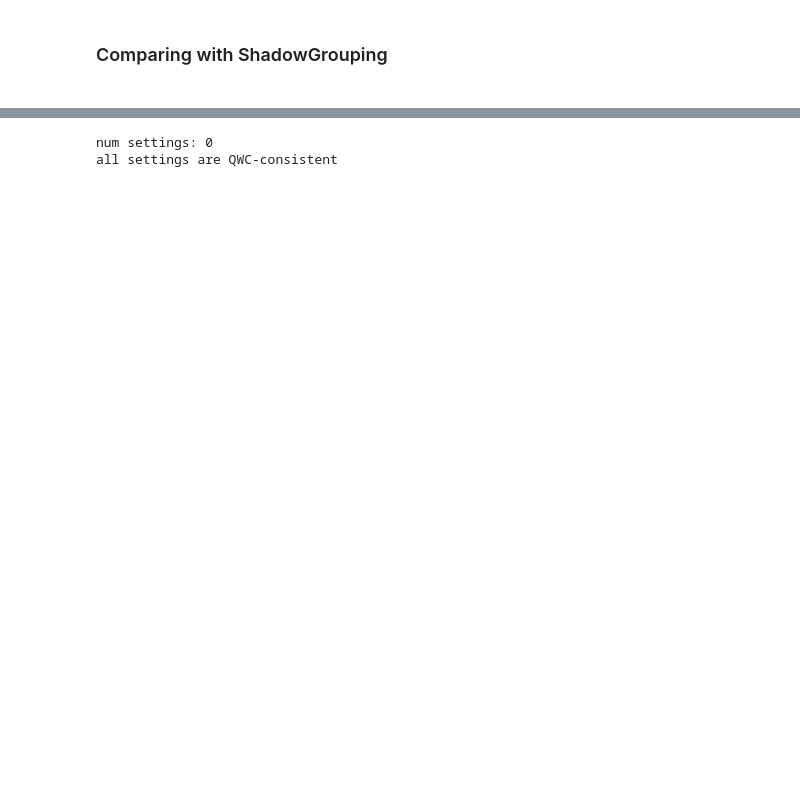
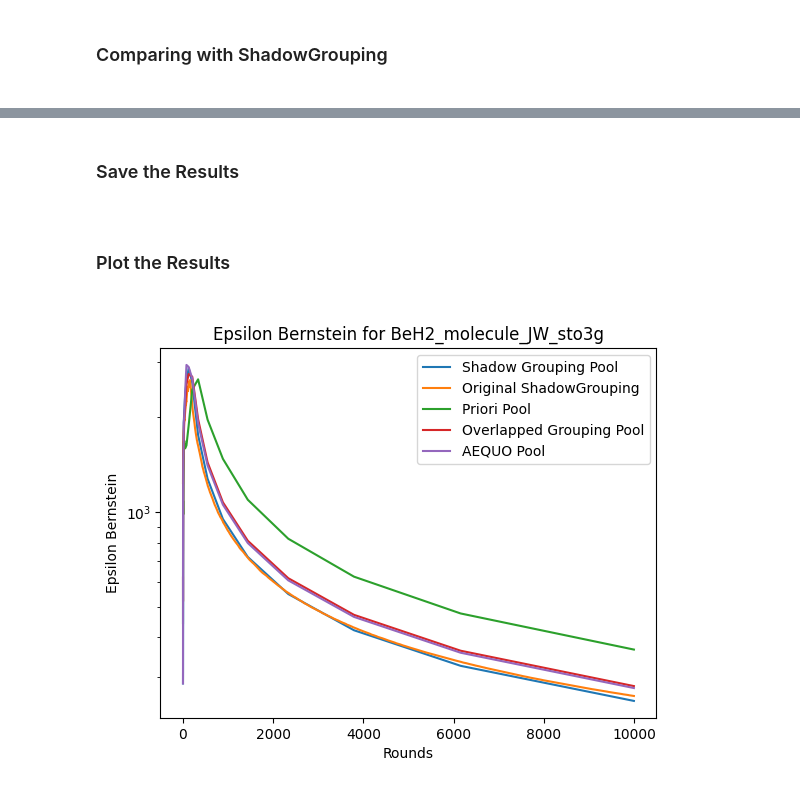
Before and after one commit to aebadi2013-droid/priory, a Jupyter notebook: convexoptimization.ipynb, the cells around one changed output, grey strips where cells are left out. Drawn from its saved outputs; the diff is of its cells as text; code cells hidden in the pictures; blank space fills up the shorter version.

Commit message:
getting output from all methods

```diff
--- a/convexoptimization.ipynb
+++ b/convexoptimization.ipynb
@@ -43,7 +46,7 @@ from shadowgrouping.poolgenerators import Priori_Pool , OGM_Pool, AEQUO_Pool, AE
 # %% [markdown]
 <h3>Choosing molecule, basis set and fermion-to-qubit mapping</h3>
 # %%
-molecule_name = "LiH" # choose one out of the molecules ['H2', 'H2_6-31g', 'LiH', 'BeH2', 'H2O', 'NH3']
+molecule_name = "BeH2" # choose one out of the molecules ['H2', 'H2_6-31g', 'LiH', 'BeH2', 'H2O', 'NH3']
 mapping_name = "JW" # choose one out of ["JW","BK","Parity"]
 if molecule_name == 'H2':
     basis_set = "6-31g"
@@ -147,16 +150,17 @@ Loading exact covariance matrix from file...
 Nreps = 100
 eps = 0.01
 delta = 0.33
-Nrounds = 1000
+Nrounds = 10000
 alpha = np.max(np.abs(w))/np.min(np.abs(w)) + np.min(np.abs(w))
 state_sampler = StateSampler(state)
 # %% [markdown]
 <h3>Generating measurement scheme using Shadow_Grouping OR Priori<h3>
 # %%
-label = "OGM_NPBC" # Select the pool generation method: "SGP" for Shadow Grouping, "PP" for Priori_Pool, "OGMP" for Overlapped Grouping, "AEP" for AEQUO_Pool, "AEWP" for AEQUO_Weighted_Pool, "OGM_NPBC" for OGM without periodic boundary conditions, "STD" for steady_state_budget_allocation.
+label = "STD" # Select the pool generation method: "SGP" for Shadow Grouping, "PP" for Priori_Pool, "OGMP" for Overlapped Grouping, "AEP" for AEQUO_Pool, "AEWP" for AEQUO_Weighted_Pool, "OGM_NPBC" for OGM without periodic boundary conditions, "STD" for steady_state_budget_allocation.
 if label == "SGP":
+    methodname = "Shadow Grouping Pool"
     Nreps_SGP = 1
-    Nrounds_SGP = 100000
+    Nrounds_SGP = 10000
     method_1 = Shadow_Grouping(observables,w,eps,Bernstein_bound(alpha=alpha)(), cov_real)
     estimator_1 = Energy_estimator(method_1,state_sampler,offset=offset,N_reps_exp=Nreps_SGP)
     estimator_1.reset()
@@ -168,6 +172,7 @@ if label == "SGP":
     print("Number of hits for each observable: ", estimator_1.measurement_scheme.N_hits)
 
 if label == "PP":
+    methodname = "Priori Pool"
     t_init_scheme_1 = time.time()
     method_1 = Priori_Pool(observables,w,eps,Bernstein_bound(alpha=alpha)(), cov_real)
     method_1.find_setting()
@@ -177,6 +182,7 @@ if label == "PP":
     print(method_1.N_hits)
 
 if label == "OGMP":
+    methodname = "Overlapped Grouping Pool"
     t_init_scheme_1 = time.time()
     # catch exception of missing data for OGM
     file = folder_OGM_settings.format(molecule_name,observables.shape[1],mapping_name.lower())
@@ -192,6 +198,7 @@ if label == "OGMP":
 
 
 if label == "AEP":
+    methodname = "AEQUO Pool"
     t_init_scheme_1 = time.time()
     method_1 = AEQUO_Pool(observables,w,eps,Bernstein_bound(alpha=alpha)(), cov_real)
     method_1.find_setting()
@@ -202,6 +209,7 @@ if label == "AEP":
 
 
 if label == "AEWP":
+    methodname = "AEQUO Weighted Pool"
     t_init_scheme_1 = time.time()
     method_1 = AEQUO_Pool_weightbased(observables,w,eps,Bernstein_bound(alpha=alpha)(), cov_real)
     method_1.find_setting()
@@ -212,6 +220,7 @@ if label == "AEWP":
 
 
 if label == "OGM_NPBC":
+    methodname = "OGM without periodic boundary conditions Pool"
     t_init_scheme_1 = time.time()
     method_1 = OGM_NPBC(observables,w,eps,Bernstein_bound(alpha=alpha)(), cov_real)
     method_1.find_setting()
@@ -221,9 +230,10 @@ if label == "OGM_NPBC":
     print(method_1.N_hits)
 
 if label == "STD":
+    methodname = "Steady State Budget Allocation Pool"
     Nreps_SGP = 1
-    Nrounds_SGP = 100000
-    method_1 = Shadow_Grouping(observables,w,eps,Bernstein_bound(alpha=alpha)(), cov_real)
+    Nrounds_SGP = 10000
+    method_1 = Shadow_Grouping_STD(observables,w,eps,Bernstein_bound(alpha=alpha)(), save_scheme=False,handle_ties=True,compute_N_hits_pairs=True)
     estimator_1 = Energy_estimator(method_1,state_sampler,offset=offset,N_reps_exp=Nreps_SGP, compat_type='qwc', qubit_connectivity=None)
     estimator_1.reset()
     t_init_scheme_1 = time.time()
@@ -307,6 +329,7 @@ Results for RE | RMSE: 14.823558 | Std: 0.771822
 Test = "Y" # If you want to compare the results with the ShadowGrouping, set Test to "Y" otherwise set it to "N"
 if Test == "Y":
     method = Shadow_Grouping(observables,w,eps,Bernstein_bound(alpha=alpha)(), cov_real)
+    name = "Original ShadowGrouping"
     estimator = Energy_estimator(method,state_sampler,offset=offset,N_reps_exp=Nreps)
     estimator.reset()
     t_init_scheme = time.time()
@@ -329,7 +352,5 @@ if Test == "Y":
     energy_estimates = estimator.get_energy()
     rmse, rmse_se, (ci_lo, ci_hi), boot_vals = bootstrap_rmse(energy_estimates, E_GS, n_boot=20000, ci=0.67)
     print(f"Results for ShadowGrouping | RMSE: {rmse:.6f} | Std: {rmse_se:.6f}")
-if Test == "N":
-    raise SystemExit("Execution stopped at this cell.")
 # %% [output]
 Updated N_reps_exp to 100. Cleared outcomes using clear_outcomes().
@@ -352,24 +373,2 @@ Results for ShadowGrouping | RMSE: 12.877105 | Std: 0.470464
-# %%
-# Debug the failing QWC setting reconstruction
-ms = estimator_1re.measurement_scheme
-print('num settings:', len(ms.settings_buffer))
-for setting_token in ms.settings_buffer:
-    obs_ids = __import__('shadowgrouping_v2.helper_functions', fromlist=['decode_setting_token']).decode_setting_token(setting_token).astype(int)
-    setting_int = __import__('numpy').zeros(ms.num_qubits, dtype=int)
-    for oid in obs_ids:
-        o = ms.obs[oid]
-        non_id = (o != 0)
-        fill = non_id & (setting_int == 0)
-        setting_int[fill] = o[fill]
-    ok = __import__('shadowgrouping_v2.shadowgrouping_my_dev.qubit_wise_commutativity', fromlist=['hit_by_batch_numba']).hit_by_batch_numba(ms.obs[obs_ids], setting_int)
-    if not ok.all():
-        print('bad token:', setting_token)
-        print('obs ids:', obs_ids)
-        print('setting int:', setting_int)
-        print('bad obs:', ms.obs[obs_ids][~ok])
-        break
-else:
-    print('all settings are QWC-consistent')
-# %% [output]
-num settings: 0
-all settings are QWC-consistent
+# %% [markdown]
+<h3>Save the Results<h3>
@@ -375,0 +528,22 @@ all settings are QWC-consistent
+# %% [markdown]
+<h3>Plot the Results<h3>
+# %%
+#Epsilon Bernstein vs rounds plot
+with open(bernsteinsavename, "r") as f:
+    data = json.load(f)
+
+plt.figure()
+
+for method, values in data.items():
+    n = [v["n"] for v in values]
+    eps = [v["epsilon"] for v in values]
+    plt.plot(n, eps, label=method)
+
+plt.xlabel("Rounds")
+plt.ylabel("Epsilon Bernstein")
+plt.title(f"Epsilon Bernstein for {savename}")
+plt.legend()
+plt.yscale('log')
+plt.show()
+# %% [output]
+[figure, added]
```
Also changed, not shown: parts of 10 cells of this notebook, 8 other files.
